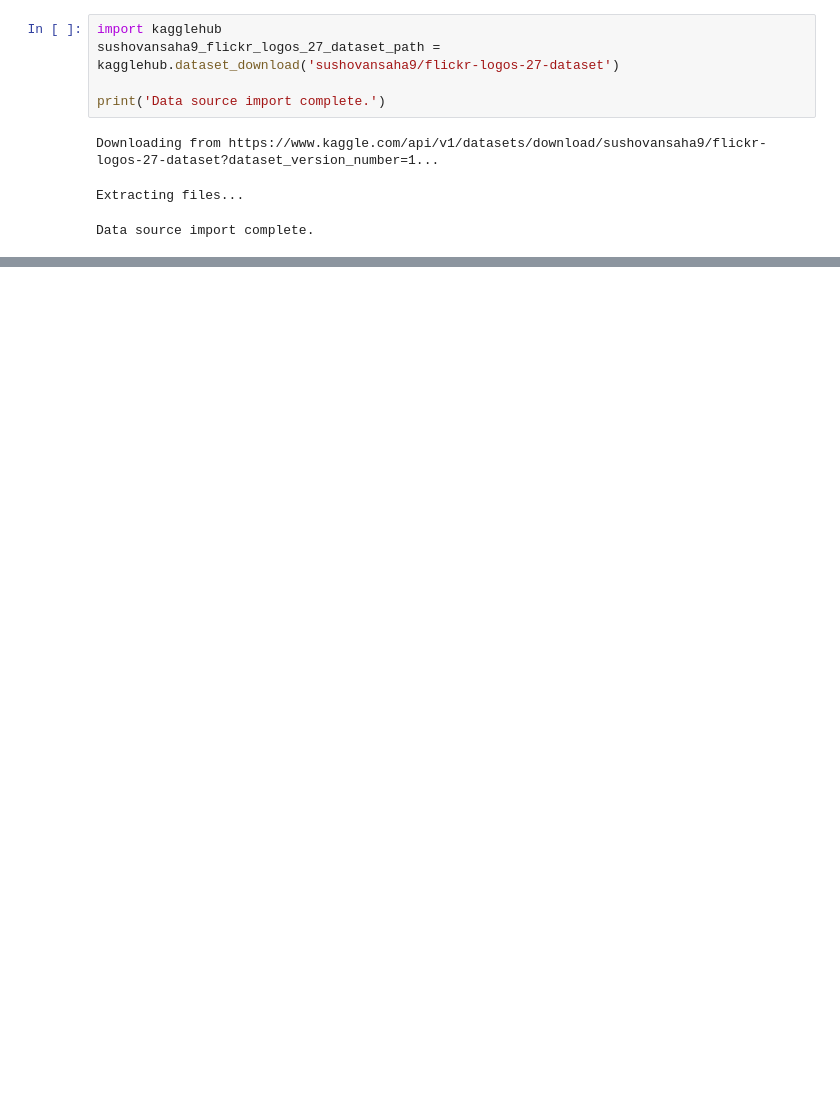
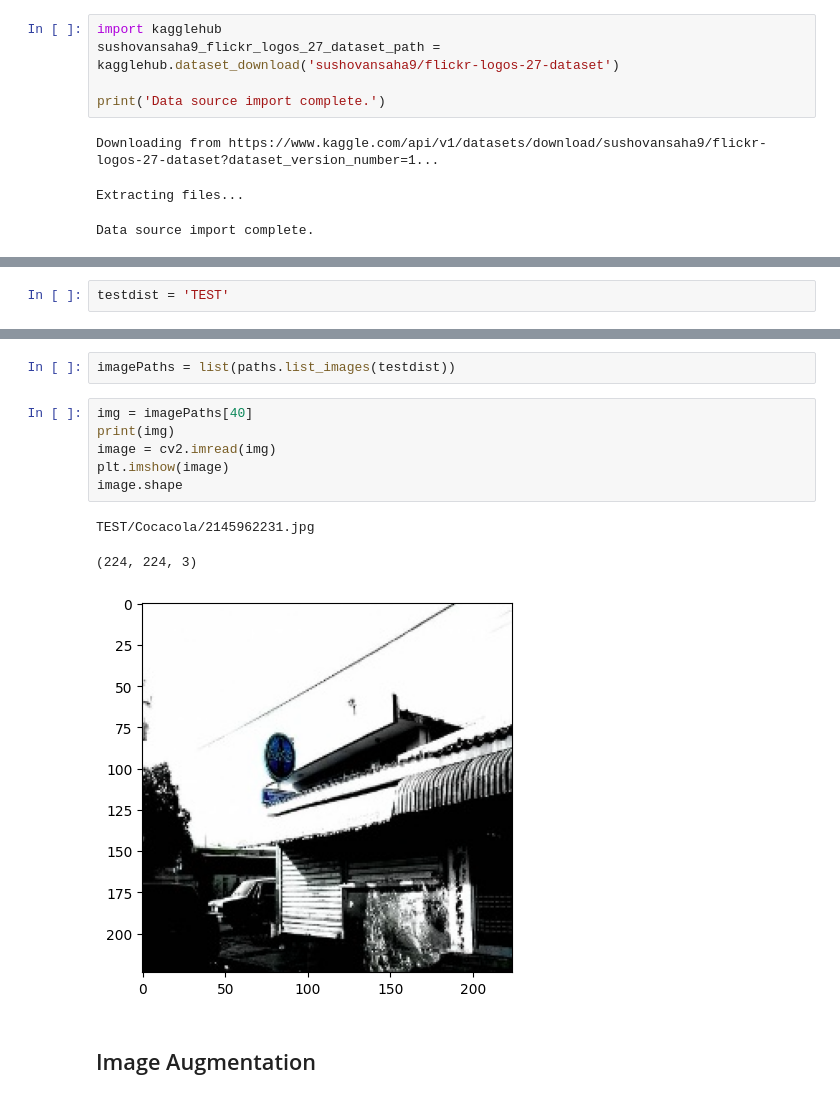
Before and after one commit to ysneef/Data-Analytics-and-Deep-Learning, a Jupyter notebook: Brand_Logo_Detection.ipynb, the cells around one changed output, grey strips where cells are left out. Saved outputs shown, nothing was run; the diff lists cells and outputs as text; blank space fills up the shorter version.

```diff
--- a/Brand_Logo_Detection.ipynb
+++ b/Brand_Logo_Detection.ipynb
@@ -11,0 +198,2 @@ Data source import complete.
+# %%
+testdist = 'TEST'
@@ -11,0 +288,14 @@ Data source import complete.
+# %%
+imagePaths = list(paths.list_images(testdist))
+# %%
+img = imagePaths[40]
+print(img)
+image = cv2.imread(img)
+plt.imshow(image)
+image.shape
+# %% [output]
+TEST/Cocacola/2145962231.jpg
+(224, 224, 3)
+[figure, added]
+# %% [markdown]
+## Image Augmentation
```
Also changed, not shown: parts of 53 cells of this notebook.
